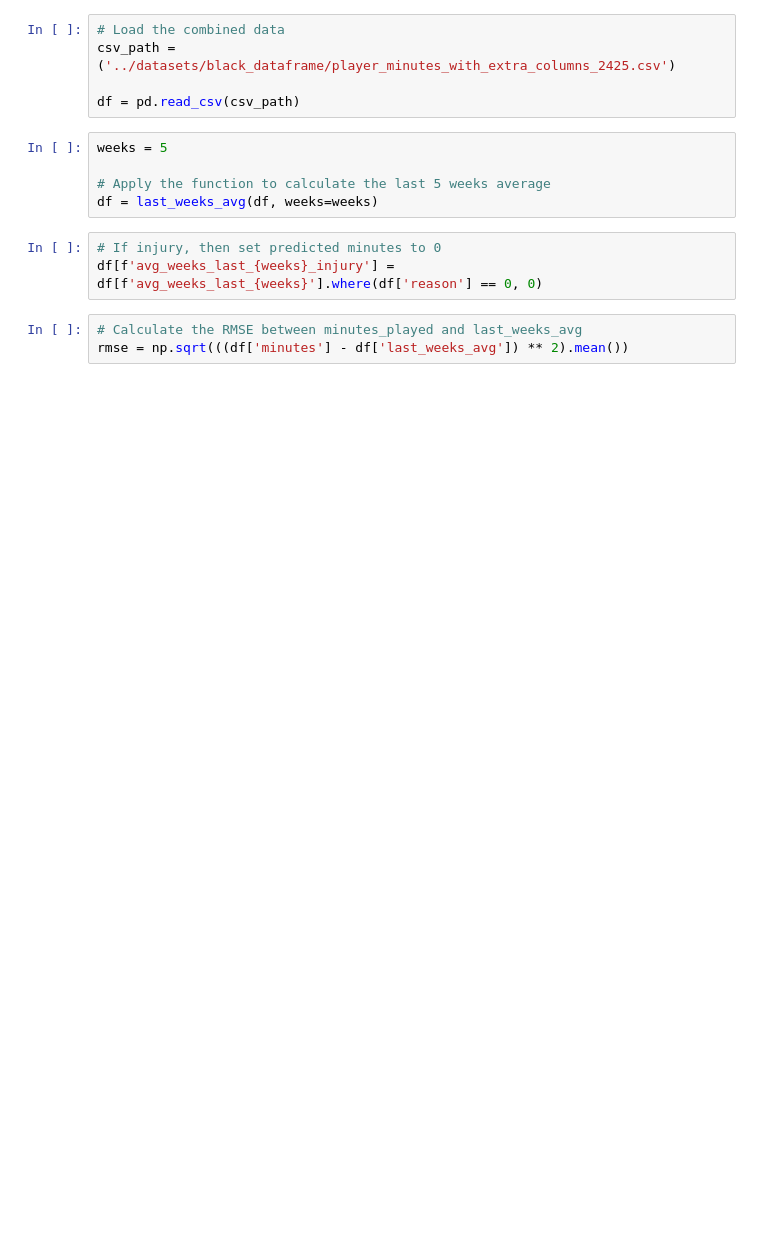
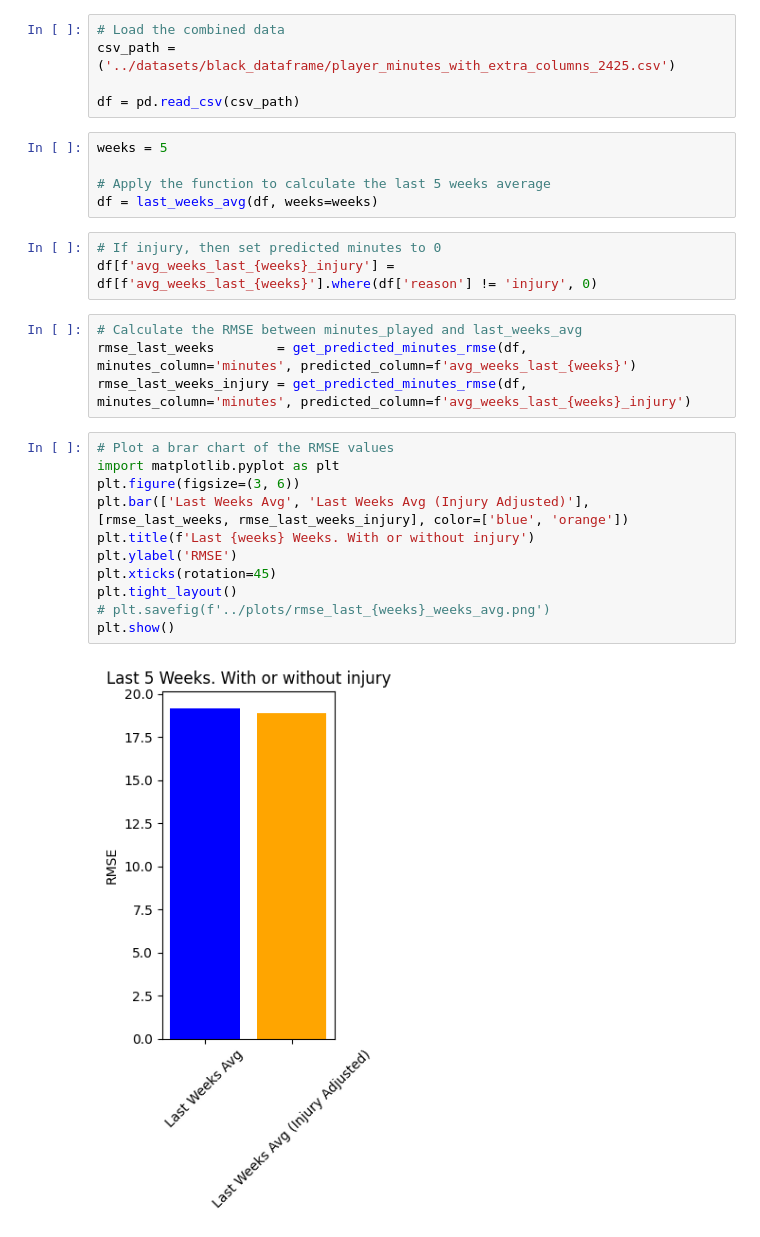
Before and after one commit to LevanBokeria/2025-reg-hack-week-airsenal, a Jupyter notebook: notebooks/baseline_lastweek_models.ipynb, the cells around one changed output. Drawn from its saved outputs; the diff is of its cells as text; blank space fills up the shorter version.

```diff
--- a/notebooks/baseline_lastweek_models.ipynb
+++ b/notebooks/baseline_lastweek_models.ipynb
@@ -20,10 +23,24 @@ weeks = 5
 df = last_weeks_avg(df, weeks=weeks)
 # %%
 # If injury, then set predicted minutes to 0
-df[f'avg_weeks_last_{weeks}_injury'] = df[f'avg_weeks_last_{weeks}'].where(df['reason'] == 0, 0)
+df[f'avg_weeks_last_{weeks}_injury'] = df[f'avg_weeks_last_{weeks}'].where(df['reason'] != 'injury', 0)
 # %%
 # Calculate the RMSE between minutes_played and last_weeks_avg
-rmse = np.sqrt(((df['minutes'] - df['last_weeks_avg']) ** 2).mean())
+rmse_last_weeks        = get_predicted_minutes_rmse(df, minutes_column='minutes', predicted_column=f'avg_weeks_last_{weeks}')
+rmse_last_weeks_injury = get_predicted_minutes_rmse(df, minutes_column='minutes', predicted_column=f'avg_weeks_last_{weeks}_injury')
+# %%
+# Plot a brar chart of the RMSE values
+import matplotlib.pyplot as plt
+plt.figure(figsize=(3, 6))
+plt.bar(['Last Weeks Avg', 'Last Weeks Avg (Injury Adjusted)'], [rmse_last_weeks, rmse_last_weeks_injury], color=['blue', 'orange'])
+plt.title(f'Last {weeks} Weeks. With or without injury')
+plt.ylabel('RMSE')
+plt.xticks(rotation=45)
+plt.tight_layout()
+# plt.savefig(f'../plots/rmse_last_{weeks}_weeks_avg.png')
+plt.show()
+# %% [output]
+[figure, added]
 # %%
 # Plot overlaying histograms of minutes played and last weeks average
 import matplotlib.pyplot as plt
```
Also changed, not shown: parts of 5 cells of this notebook.
